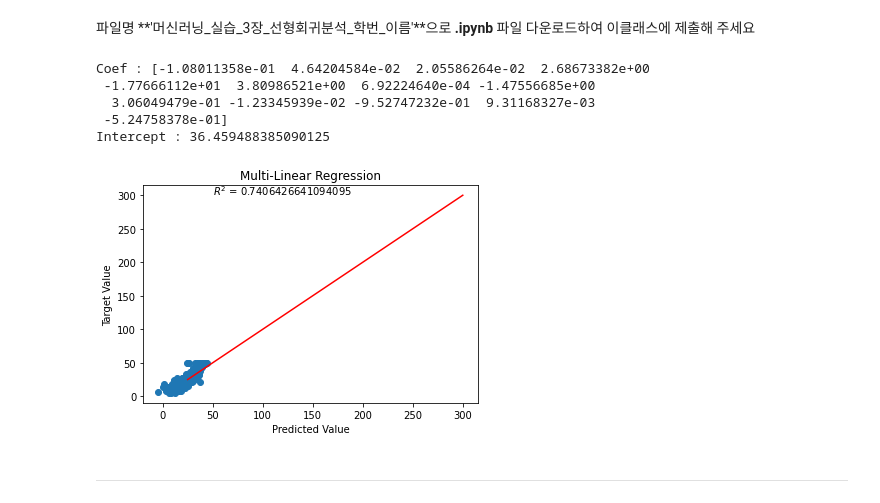
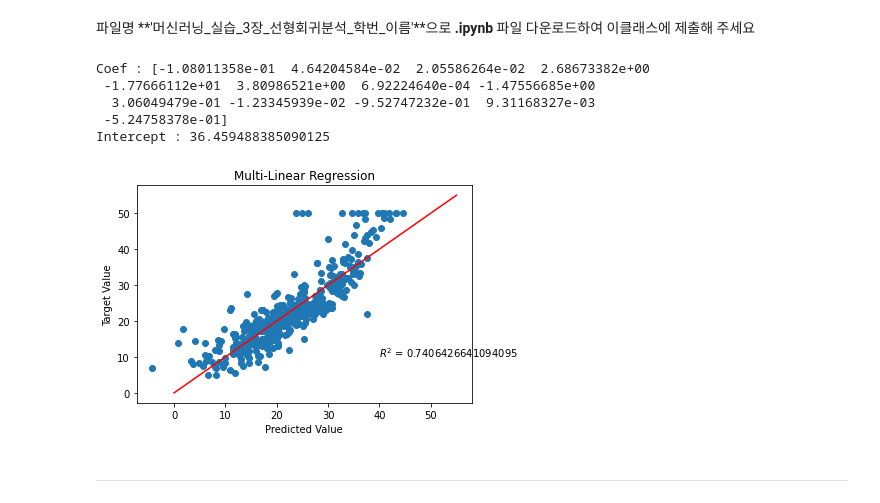
Before and after one commit to Felix-Silas/ML-class, a Jupyter notebook: 머신러닝_실습_3장_선형회귀분석_2018112462_유근태.ipynb, the cells around one changed output. Drawn from its saved outputs; the diff is of its cells as text; code cells hidden in the pictures.

```diff
--- a/머신러닝_실습_3장_선형회귀분석_2018112462_유근태.ipynb
+++ b/머신러닝_실습_3장_선형회귀분석_2018112462_유근태.ipynb
@@ -218,28 +218,28 @@ plt.show()
 # %%
 # Linear model Fit
 
 reg = LinearRegression()
 model = reg.fit(X, y)
 print(f'Coef : {model.coef_} \nIntercept : {model.intercept_}')
 pred = model.predict(X)
 
 # Linear model plot
 
-a = np.linspace(25, 300)
+a = np.linspace(0, 55)
 plt.plot(a, a, color='red')
 plt.title('Multi-Linear Regression')
 plt.scatter(pred, y)
 plt.xlabel('Predicted Value')
 plt.ylabel('Target Value')
-plt.text(50, 300, '$R^2$ = ' + str(model.score(X, y)))
+plt.text(40, 10, '$R^2$ = ' + str(model.score(X, y)))
 plt.show()
 # %% [output]
 Coef : [-1.08011358e-01  4.64204584e-02  2.05586264e-02  2.68673382e+00
  -1.77666112e+01  3.80986521e+00  6.92224640e-04 -1.47556685e+00
   3.06049479e-01 -1.23345939e-02 -9.52747232e-01  9.31168327e-03
  -5.24758378e-01]
 Intercept : 36.459488385090125
-[figure, old version]
+[figure, new version]
 # %% [markdown]
 
 
```
Also changed, not shown: parts of 1 cell of this notebook.
